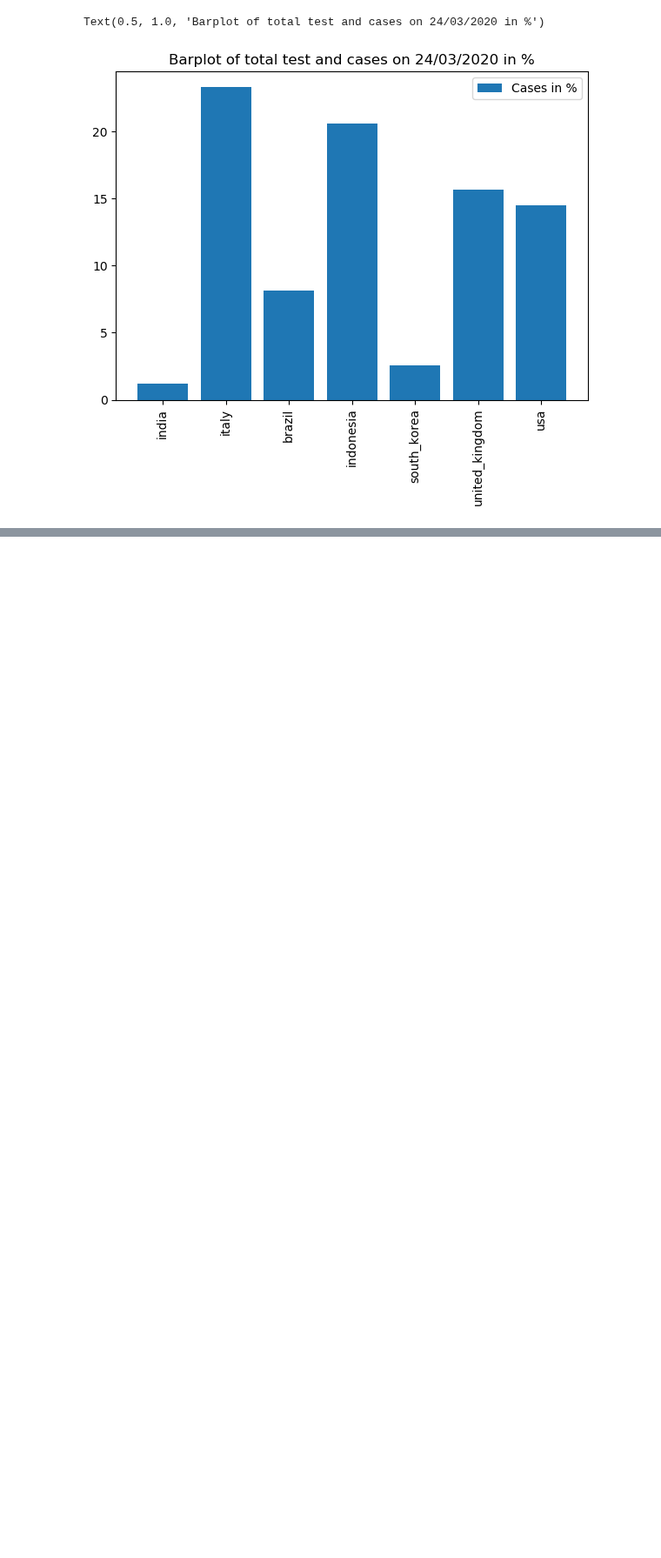
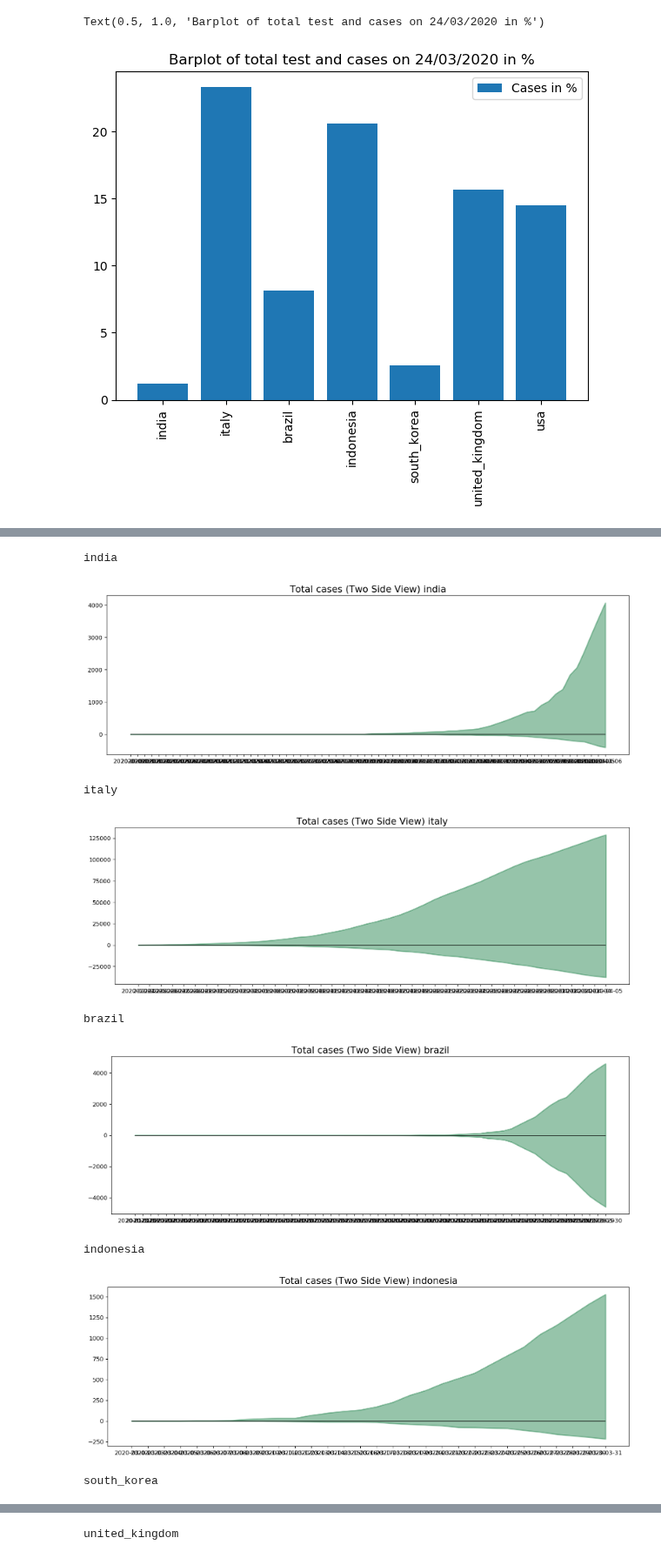
Before and after one commit to andreascaudo/datasciencebusiness, a Jupyter notebook: data_analysis.ipynb, the cells around one changed output, grey strips where cells are left out. Shown at 87% size. Saved outputs shown, nothing was run; the diff lists cells and outputs as text; code cells hidden in the pictures; blank space fills up the shorter version.

```diff
--- a/data_analysis.ipynb
+++ b/data_analysis.ipynb
@@ -119,0 +126,28 @@ Text(0.5, 1.0, 'Barplot of total test and cases on 24/03/2020 in %')
+# %%
+for state in state_csv:
+    print(state)
+    x = state_csv[state].index
+    y1 = state_csv[state].total_cases.values
+    try:
+        y2 = state_csv[state].total_healed.values + state_csv[state].total_dead.values
+    except:
+        try:
+            y2 = (state_csv[state].total_cases.values - state_csv[state].actual_cases.values)
+        except:
+            break
+
+    fig, ax = plt.subplots(1, 1, figsize=(16,5), dpi= 120)
+    plt.fill_between(x, y1=y1, y2=-y2, alpha=0.5, linewidth=2, color='seagreen')
+    plt.title('Total cases (Two Side View) ' + state, fontsize=16)
+    plt.hlines(y=0, xmin=np.min(state_csv[state].index), xmax=np.max(state_csv[state].index), linewidth=1)
+    plt.show()
+# %% [output]
+india
+[figure, added]
+italy
+[figure, added]
+brazil
+[figure, added]
+indonesia
+[figure, added]
+south_korea
@@ -119,0 +155 @@ Text(0.5, 1.0, 'Barplot of total test and cases on 24/03/2020 in %')
+united_kingdom
```
Also changed, not shown: parts of 2 cells of this notebook, 3 other files.
